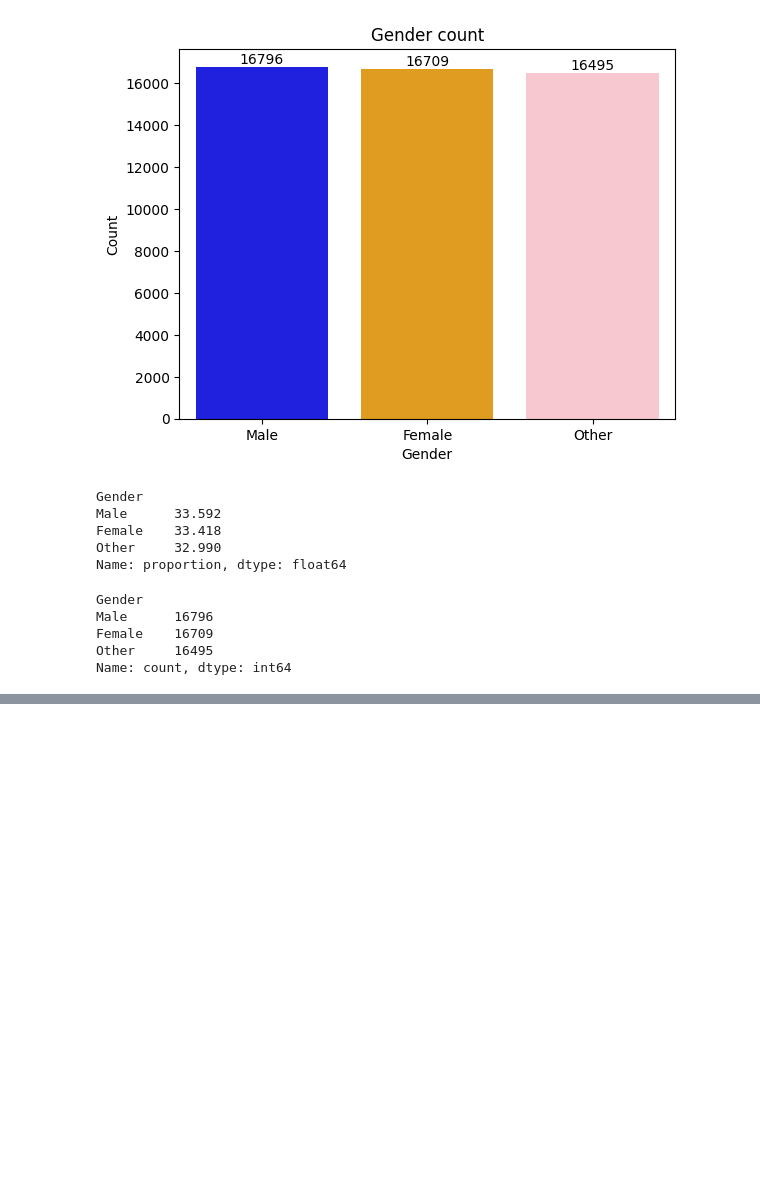
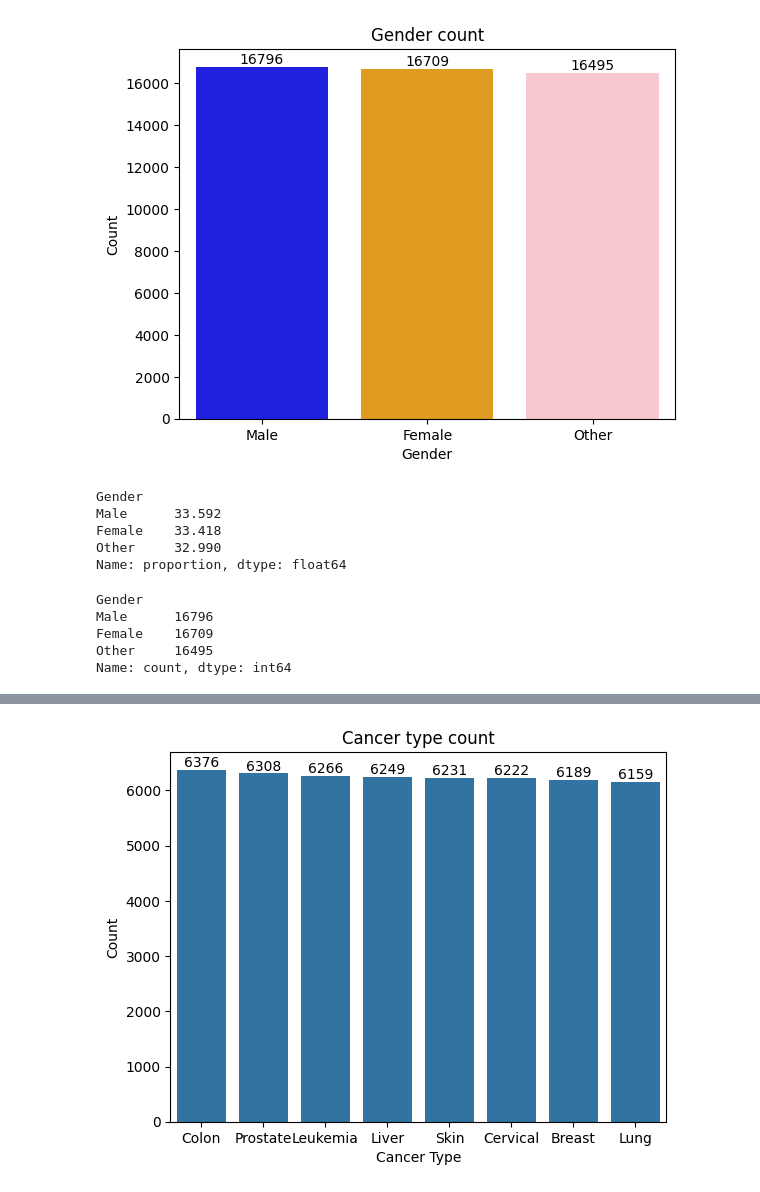
Before and after one commit to aijulhussain/EDA-project, a Jupyter notebook: EDA_ON_CANCER_DATAST.ipynb, the cells around one changed output, grey strips where cells are left out. Cells and saved outputs as stored; diff of their text form; code cells hidden in the pictures; blank space fills up the shorter version.

```diff
--- a/EDA_ON_CANCER_DATAST.ipynb
+++ b/EDA_ON_CANCER_DATAST.ipynb
@@ -120,0 +156,14 @@ Name: count, dtype: int64
+# %%
+data["Cancer_Type"].value_counts()
+sns.barplot(x=data["Cancer_Type"].value_counts().index,
+            y=data["Cancer_Type"].value_counts().values)
+
+for i, v in enumerate(data["Cancer_Type"].value_counts()):
+    plt.text(i, v, str(v), ha="center", va="bottom")
+
+plt.title("Cancer type count")
+plt.xlabel("Cancer Type")
+plt.ylabel("Count")
+plt.show()
+# %% [output]
+[figure, added]
```
Also changed, not shown: parts of 12 cells of this notebook.
